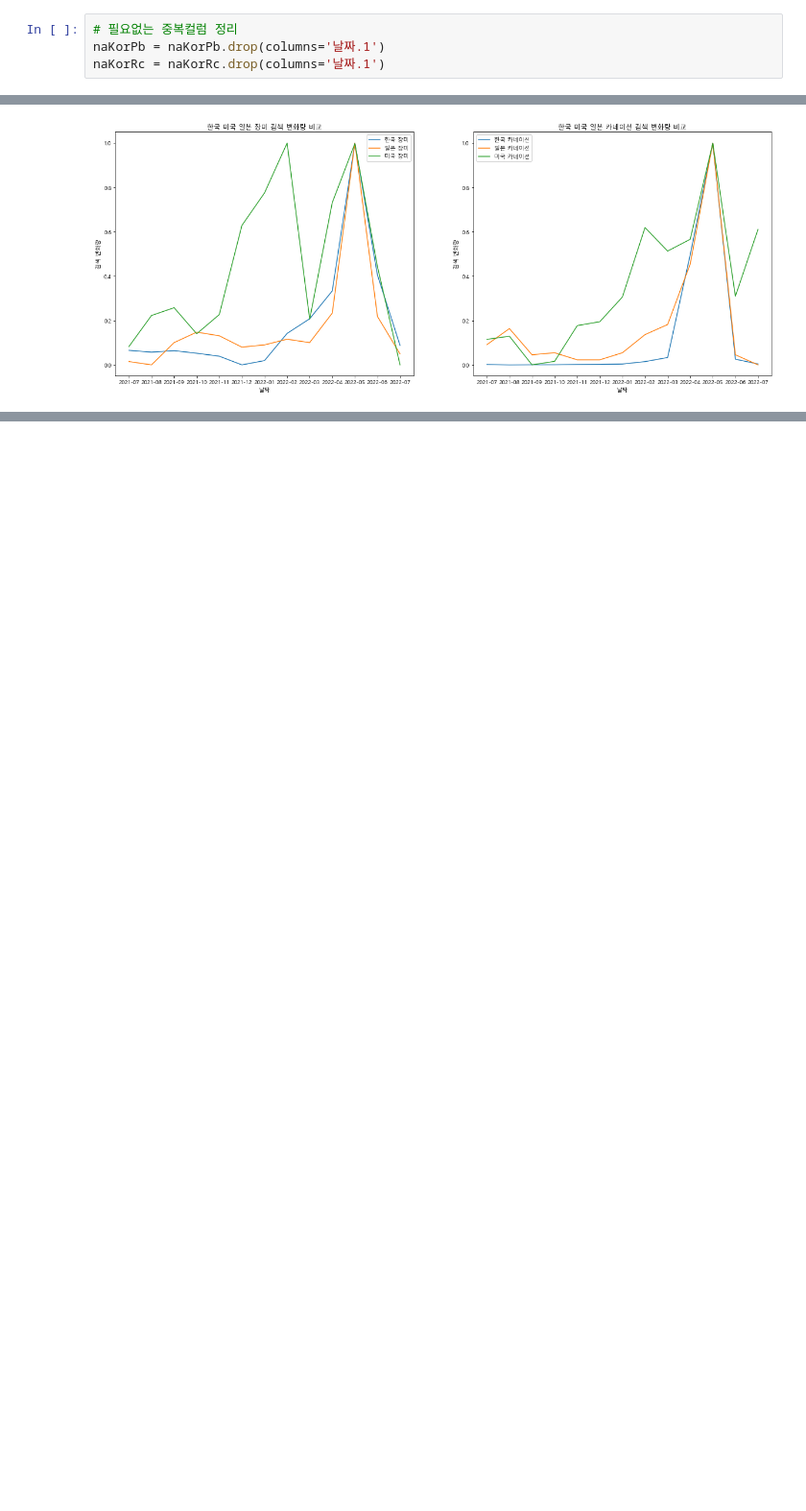
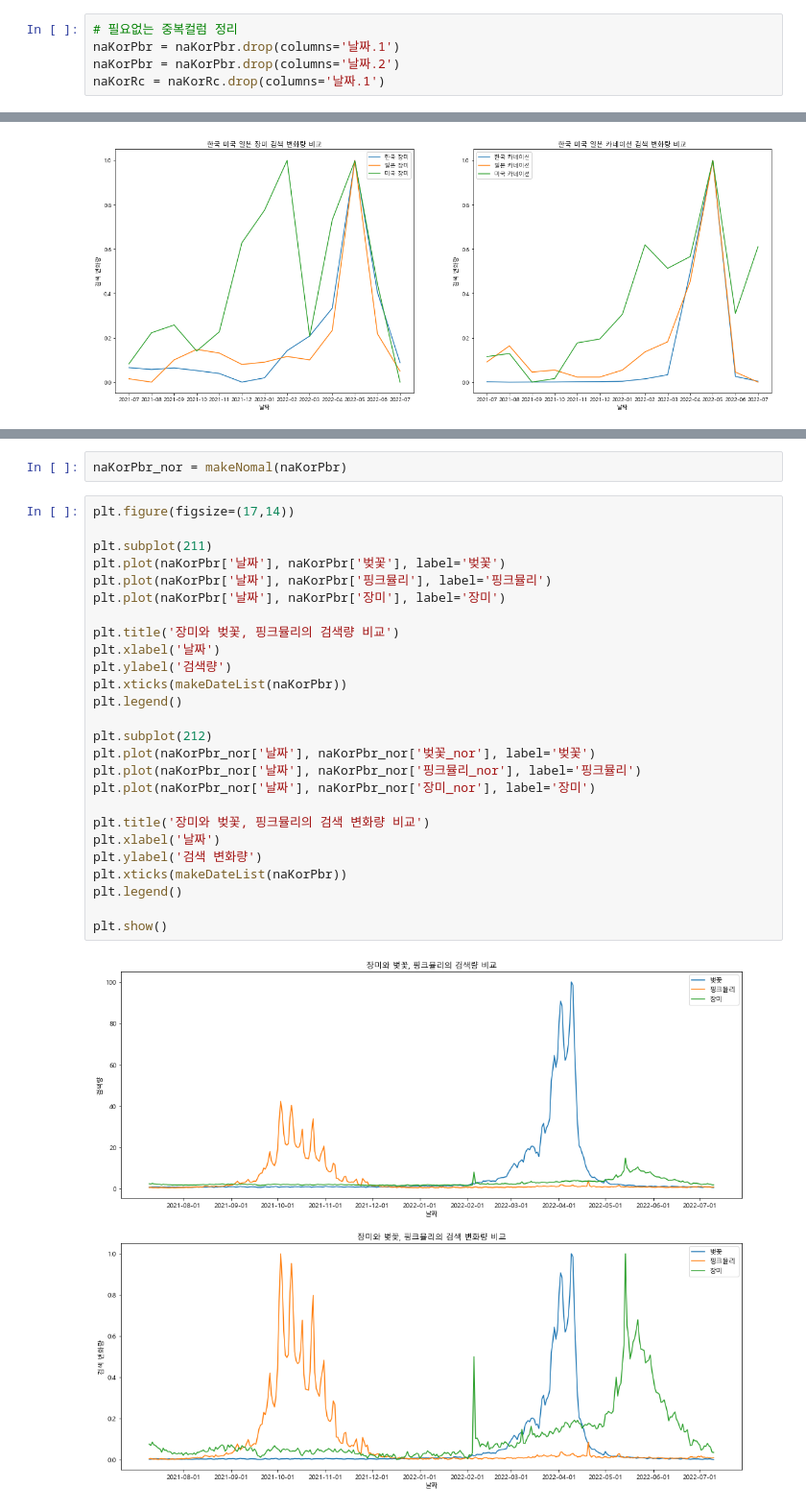
Before and after one commit to epocheing/202206_KNU_kdt2, a Jupyter notebook: 송인욱.ipynb, the cells around one changed output, grey strips where cells are left out. Shown: that part at 96% size. Drawn from its saved outputs; the diff is of its cells as text; blank space fills up the shorter version.

```diff
--- a/송인욱.ipynb
+++ b/송인욱.ipynb
@@ -115,7 +118,8 @@ ggJpRc = ggJpRc.rename(columns={'주': '날짜', 'カーネーション: (일본
 ggUsaRc = ggUsaRc.rename(columns={'주': '날짜', 'rose day: (미국)': '장미', 'carnation: (미국)': '카네이션'})
 # %%
 # 필요없는 중복컬럼 정리
-naKorPb = naKorPb.drop(columns='날짜.1')
+naKorPbr = naKorPbr.drop(columns='날짜.1')
+naKorPbr = naKorPbr.drop(columns='날짜.2')
 naKorRc = naKorRc.drop(columns='날짜.1')
 # %%
 # 날짜 컬럼 datetime으로 바꿔주는 함수
@@ -252,0 +261,30 @@ plt.show()
+# %%
+naKorPbr_nor = makeNomal(naKorPbr)
+# %%
+plt.figure(figsize=(17,14))
+
+plt.subplot(211)
+plt.plot(naKorPbr['날짜'], naKorPbr['벚꽃'], label='벚꽃')
+plt.plot(naKorPbr['날짜'], naKorPbr['핑크뮬리'], label='핑크뮬리')
+plt.plot(naKorPbr['날짜'], naKorPbr['장미'], label='장미')
+
+plt.title('장미와 벚꽃, 핑크뮬리의 검색량 비교')
+plt.xlabel('날짜')
+plt.ylabel('검색량')
+plt.xticks(makeDateList(naKorPbr))
+plt.legend()
+
+plt.subplot(212)
+plt.plot(naKorPbr_nor['날짜'], naKorPbr_nor['벚꽃_nor'], label='벚꽃')
+plt.plot(naKorPbr_nor['날짜'], naKorPbr_nor['핑크뮬리_nor'], label='핑크뮬리')
+plt.plot(naKorPbr_nor['날짜'], naKorPbr_nor['장미_nor'], label='장미')
+
+plt.title('장미와 벚꽃, 핑크뮬리의 검색 변화량 비교')
+plt.xlabel('날짜')
+plt.ylabel('검색 변화량')
+plt.xticks(makeDateList(naKorPbr))
+plt.legend()
+
+plt.show()
+# %% [output]
+[figure, added]
```
Also changed, not shown: parts of 17 cells of this notebook, 4 other files.
